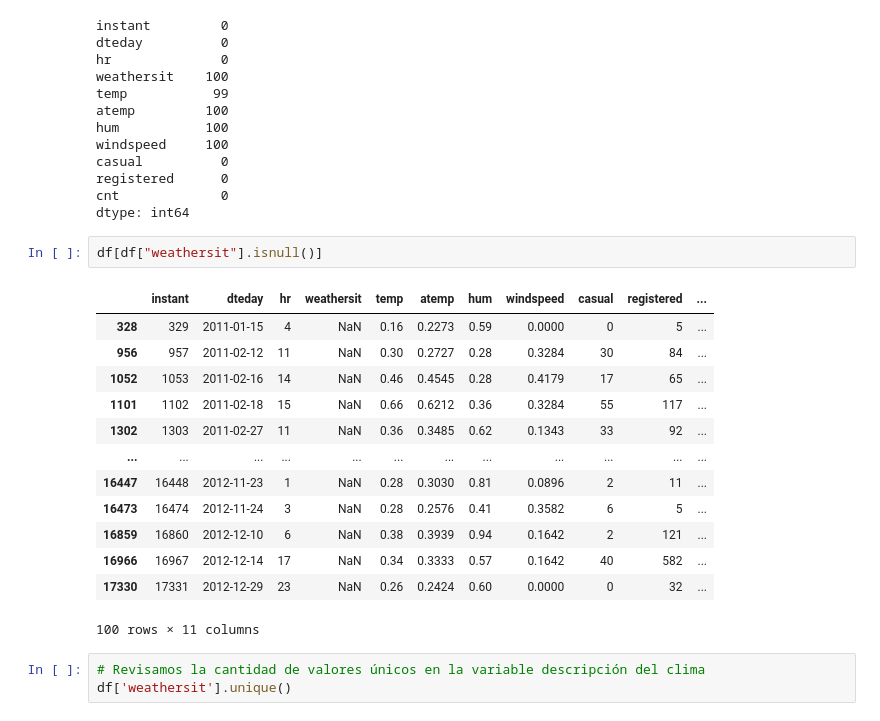
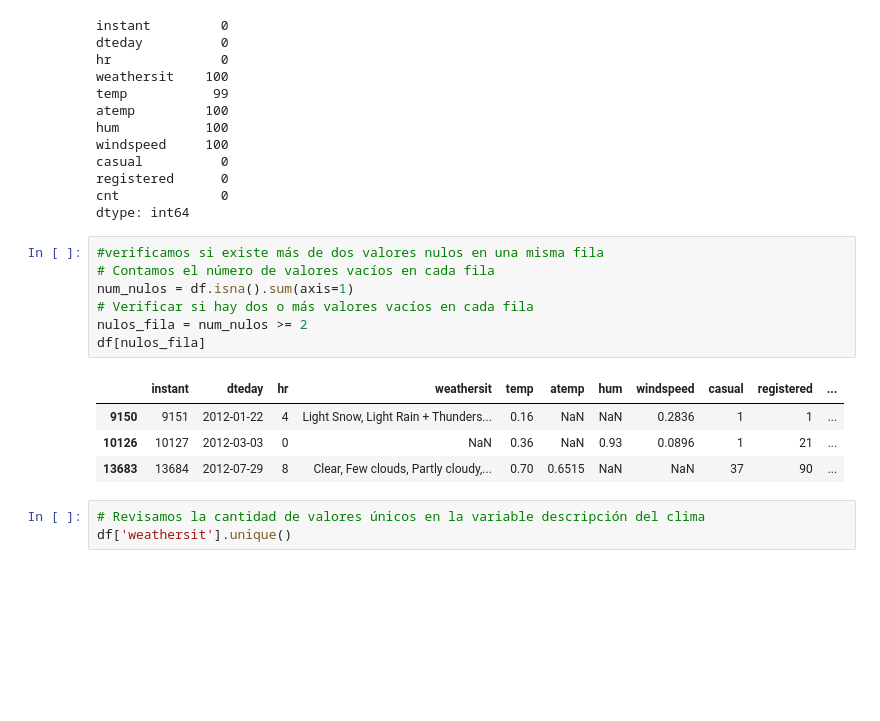
Before and after one commit to adRi781/Resoluci-n-caso, a Jupyter notebook: C3_S4_Resolución de caso - Bike Sharing App.ipynb, the cells around one changed output. Cells and saved outputs as stored; diff of their text form; blank space fills up the shorter version.

```diff
--- a/C3_S4_Resolución de caso - Bike Sharing App.ipynb
+++ b/C3_S4_Resolución de caso - Bike Sharing App.ipynb
@@ -147,22 +173,18 @@ casual          0
 registered      0
 cnt             0
 dtype: int64
-# %%
-df[df["weathersit"].isnull()]
-# %% [output]
-|  | instant | dteday | hr | weathersit | temp | atemp | hum | windspeed | casual | registered | ... |
-| 328 | 329 | 2011-01-15 | 4 | NaN | 0.16 | 0.2273 | 0.59 | 0.0000 | 0 | 5 | ... |
-| 956 | 957 | 2011-02-12 | 11 | NaN | 0.30 | 0.2727 | 0.28 | 0.3284 | 30 | 84 | ... |
-| 1052 | 1053 | 2011-02-16 | 14 | NaN | 0.46 | 0.4545 | 0.28 | 0.4179 | 17 | 65 | ... |
-| 1101 | 1102 | 2011-02-18 | 15 | NaN | 0.66 | 0.6212 | 0.36 | 0.3284 | 55 | 117 | ... |
-| 1302 | 1303 | 2011-02-27 | 11 | NaN | 0.36 | 0.3485 | 0.62 | 0.1343 | 33 | 92 | ... |
-| ... | ... | ... | ... | ... | ... | ... | ... | ... | ... | ... | ... |
-| 16447 | 16448 | 2012-11-23 | 1 | NaN | 0.28 | 0.3030 | 0.81 | 0.0896 | 2 | 11 | ... |
-| 16473 | 16474 | 2012-11-24 | 3 | NaN | 0.28 | 0.2576 | 0.41 | 0.3582 | 6 | 5 | ... |
-| 16859 | 16860 | 2012-12-10 | 6 | NaN | 0.38 | 0.3939 | 0.94 | 0.1642 | 2 | 121 | ... |
-| 16966 | 16967 | 2012-12-14 | 17 | NaN | 0.34 | 0.3333 | 0.57 | 0.1642 | 40 | 582 | ... |
-| 17330 | 17331 | 2012-12-29 | 23 | NaN | 0.26 | 0.2424 | 0.60 | 0.0000 | 0 | 32 | ... |
-100 rows × 11 columns
+# %%
+#verificamos si existe más de dos valores nulos en una misma fila
+# Contamos el número de valores vacíos en cada fila
+num_nulos = df.isna().sum(axis=1)
+# Verificar si hay dos o más valores vacíos en cada fila
+nulos_fila = num_nulos >= 2
+df[nulos_fila]
+# %% [output]
+|  | instant | dteday | hr | weathersit | temp | atemp | hum | windspeed | casual | registered | ... |
+| 9150 | 9151 | 2012-01-22 | 4 | Light Snow, Light Rain + Thunders... | 0.16 | NaN | NaN | 0.2836 | 1 | 1 | ... |
+| 10126 | 10127 | 2012-03-03 | 0 | NaN | 0.36 | NaN | 0.93 | 0.0896 | 1 | 21 | ... |
+| 13683 | 13684 | 2012-07-29 | 8 | Clear, Few clouds, Partly cloudy,... | 0.70 | 0.6515 | NaN | NaN | 37 | 90 | ... |
 # %%
 # Revisamos la cantidad de valores únicos en la variable descripción del clima
 df['weathersit'].unique()
```
Also changed, not shown: parts of 5 cells of this notebook.
